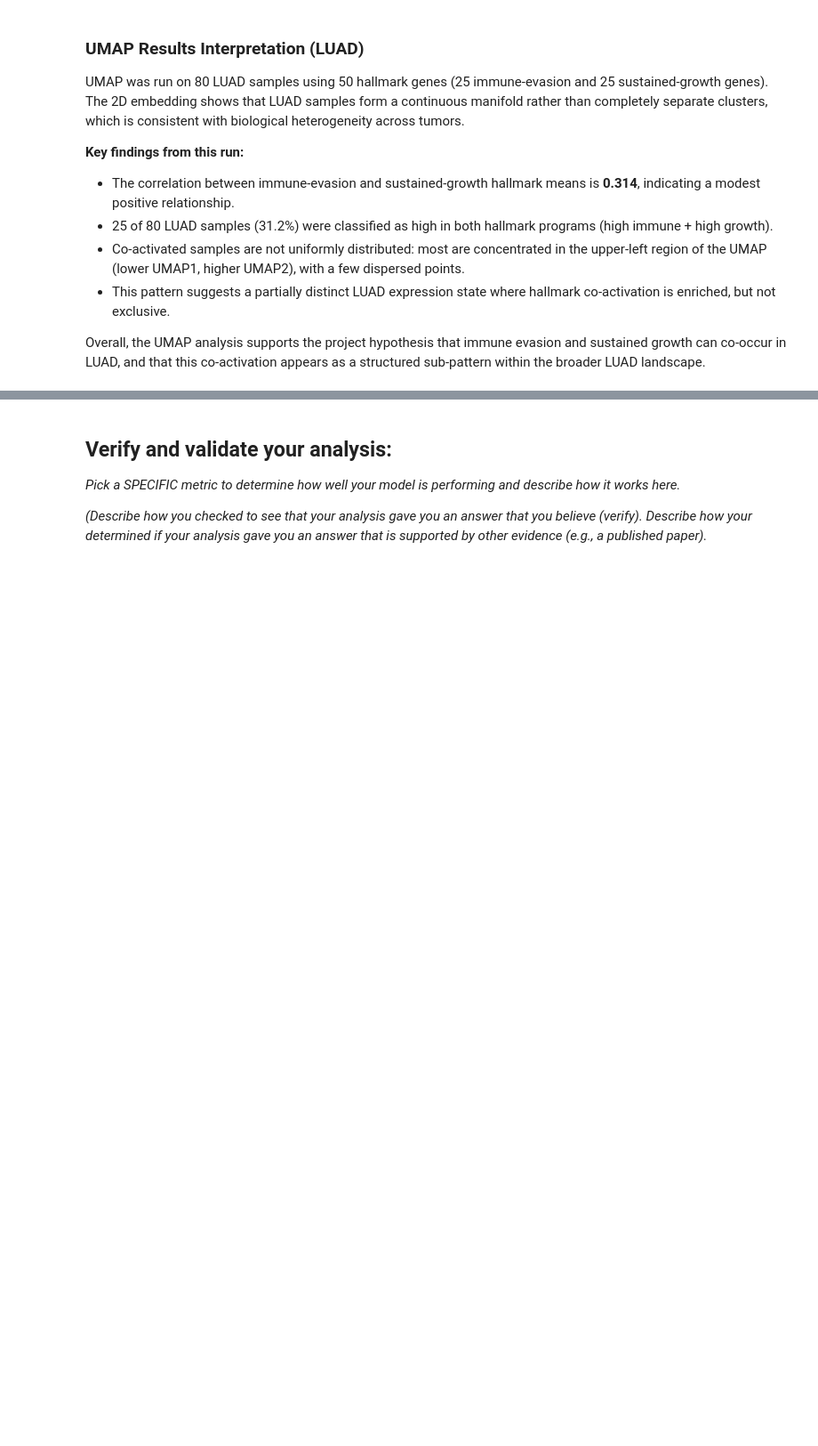
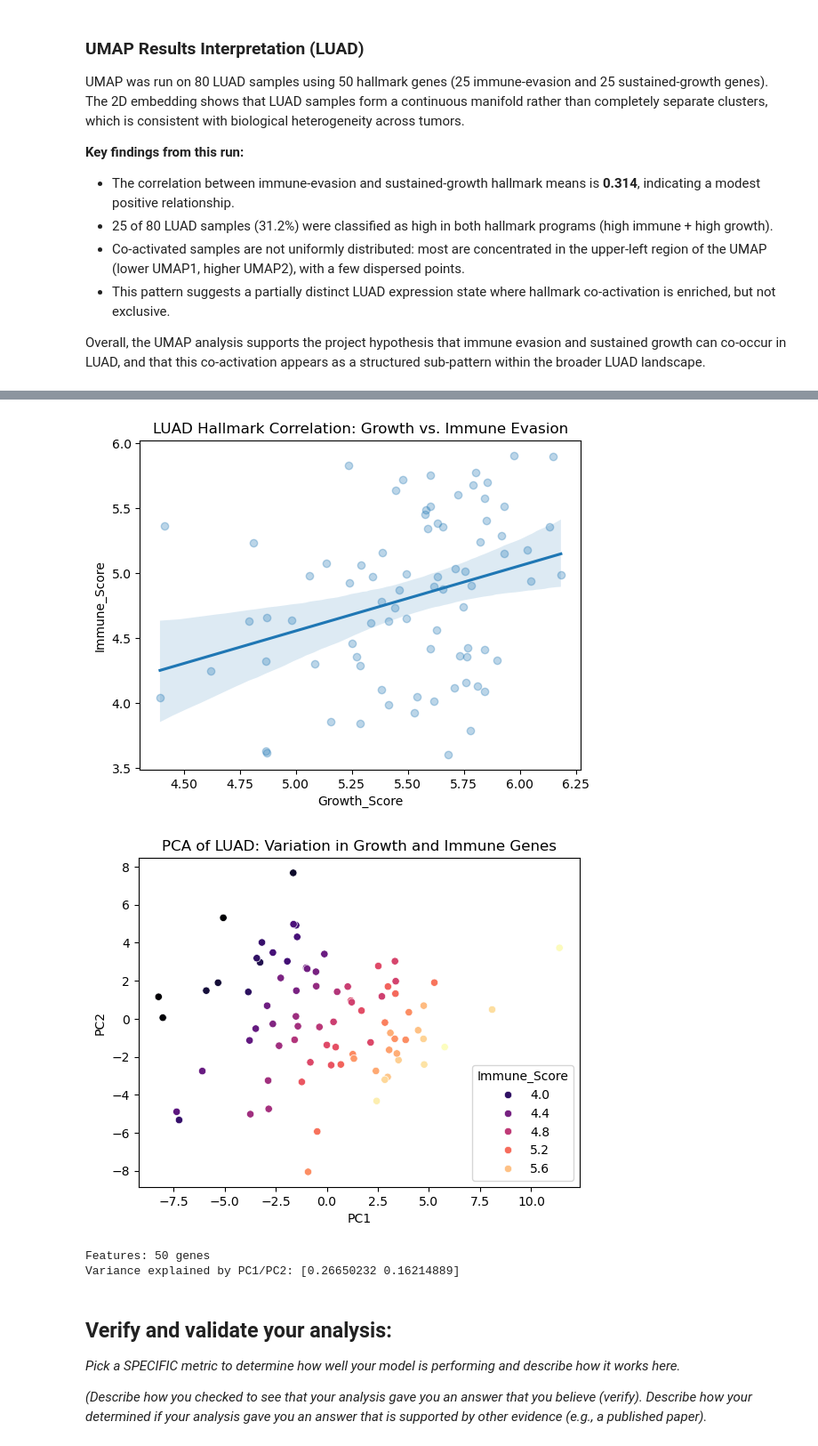
Before and after one commit to xxy8nq/Module-4-Cancer, a Jupyter notebook: code/Module 4-Sullivan-Janousek.ipynb, the cells around one changed output, grey strips where cells are left out. Shown at 89% size. Saved outputs shown, nothing was run; the diff lists cells and outputs as text; code cells hidden in the pictures; blank space fills up the shorter version.

```diff
--- a/code/Module 4-Sullivan-Janousek.ipynb
+++ b/code/Module 4-Sullivan-Janousek.ipynb
@@ -273,3 +286,73 @@ Overall, the UMAP analysis supports the project hypothesis that immune evasion a
+# %%
+import pandas as pd
+import seaborn as sns
+import matplotlib.pyplot as plt
+from pathlib import Path
+from sklearn.decomposition import PCA
+from sklearn.preprocessing import StandardScaler
+
+# (ChatGPT, 2026) ChatGPT was used to write the following code, which performs a focused analysis on LUAD samples using specific growth and immune hallmark genes. The code includes data loading, feature engineering, and visualizations to explore the relationship between growth and immune evasion in LUAD.
+
+# 1. SETUP PATHS
+DATA_DIR = Path("/Users/megansullivan/Desktop/Comp BME/Module-4-Cancer/data")
+
+# 2. LOAD DATA
+data = pd.read_csv(DATA_DIR / "TRAINING_SET_GSE62944_subsample_log2TPM.csv", index_col=0)
+metadata = pd.read_csv(DATA_DIR / "TRAINING_SET_GSE62944_metadata.csv", index_col=0)
+
+# 3. DEFINE GENE LISTS (From your specific CSV/List)
+growth_genes = [
+    "EGFR", "KRAS", "NRAS", "HRAS", "BRAF", "MYC", "ERBB2", "ERBB3", "MET",
+    "PIK3CA", "PIK3CB", "PIK3R1", "AKT1", "AKT2", "MTOR", "MAPK1", "MAPK3",
+    "CCND1", "CDK4", "CDK2", "SOS1", "GRB2", "RAF1", "FGFR1", "PDGFA"
+]
+
+immune_genes = [
+    "CD274", "PDCD1", "CTLA4", "LAG3", "HAVCR2", "IDO1", "STAT1", "STAT3",
+    "HLA-A", "HLA-B", "B2M", "JAK1", "JAK2", "IFNGR1", "IL6", "CD80", "CD86",
+    "PTPN6", "LCK", "ZAP70", "CBL", "CBLB", "TRAF6", "PRKCB", "VAV1"
+]
+
+# Filter for genes that are actually present in your dataset
+available_growth = [g for g in growth_genes if g in data.index]
+available_immune = [g for g in immune_genes if g in data.index]
+project_genes = list(set(available_growth + available_immune))
+
+# 4. SUBSET FOR LUAD
+luad_samples = metadata[metadata['cancer_type'] == 'LUAD'].index
+df = data.loc[project_genes, luad_samples].T
+
+# 5. HALLMARK SCORES (Feature Engineering)
+df['Growth_Score'] = df[available_growth].mean(axis=1)
+df['Immune_Score'] = df[available_immune].mean(axis=1)
+
+# 6. VISUALIZATION: REGRESSION (Growth vs Immune)
+sns.regplot(data=df, x='Growth_Score', y='Immune_Score', scatter_kws={'alpha':0.3})
+plt.title("LUAD Hallmark Correlation: Growth vs. Immune Evasion")
+plt.show()
+
+# 7. PCA (Unsupervised Learning)
+# Scale the raw gene features (excluding the scores)
+genes_only = df.drop(columns=['Growth_Score', 'Immune_Score'])
+x_scaled = StandardScaler().fit_transform(genes_only)
+
+pca = PCA(n_components=2)
+coords = pca.fit_transform(x_scaled)
+pca_df = pd.DataFrame(coords, columns=['PC1', 'PC2'], index=df.index)
+
+# 8. VISUALIZATION: PCA (Colored by Immune Score)
+sns.scatterplot(data=pca_df, x='PC1', y='PC2', hue=df['Immune_Score'], palette='magma')
+plt.title("PCA of LUAD: Variation in Growth and Immune Genes")
+plt.show()
+
+# Final output for check-in
+print(f"Features: {len(project_genes)} genes")
+print(f"Variance explained by PC1/PC2: {pca.explained_variance_ratio_}")
+# %% [output]
+[figure, added]
+[figure, added]
+Features: 50 genes
+Variance explained by PC1/PC2: [0.26650232 0.16214889]
 # %% [markdown]
 ## Verify and validate your analysis:
 *Pick a SPECIFIC metric to determine how well your model is performing and describe how it works here.*
```
Also changed, not shown: parts of 1 cell of this notebook, 3 other files.
